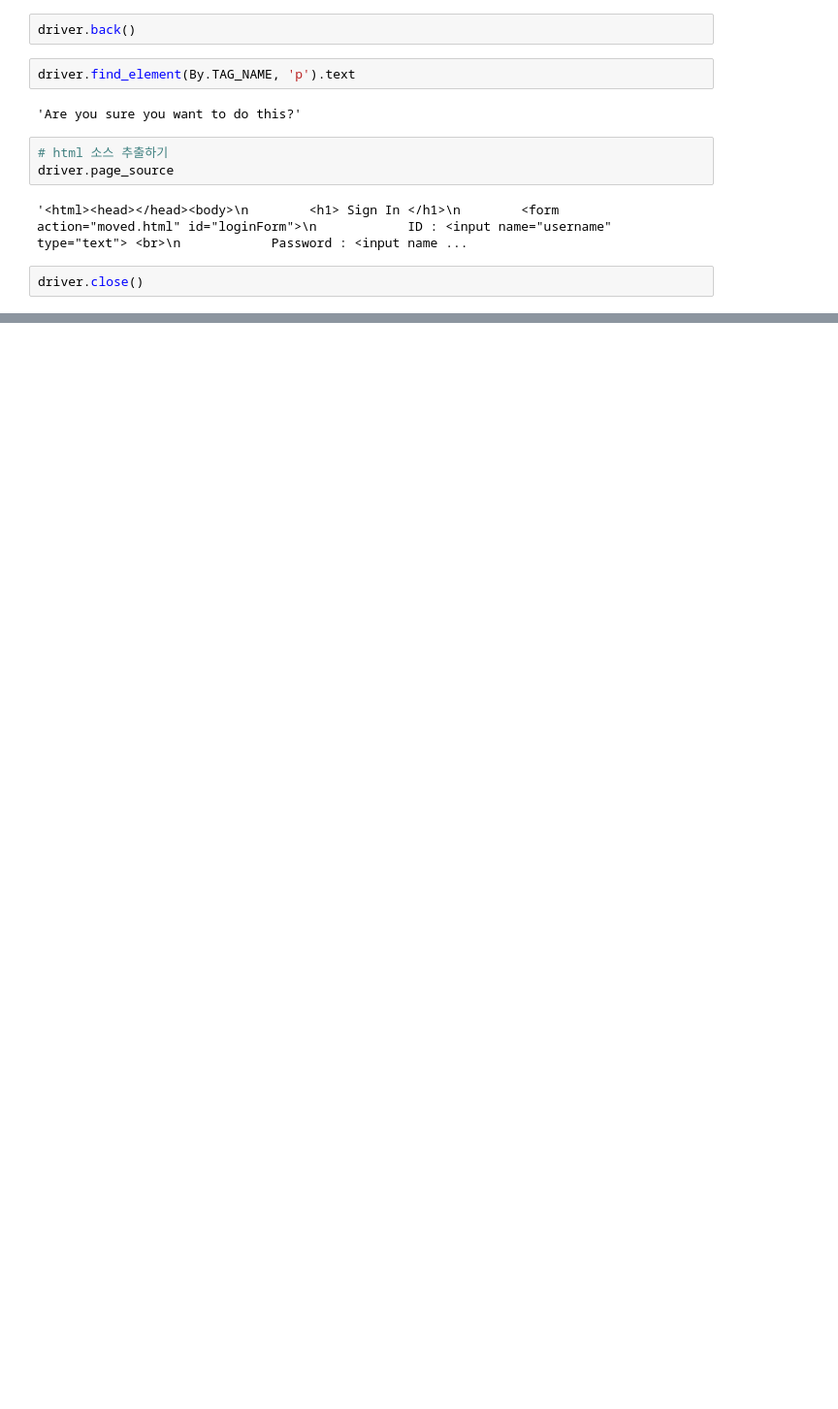
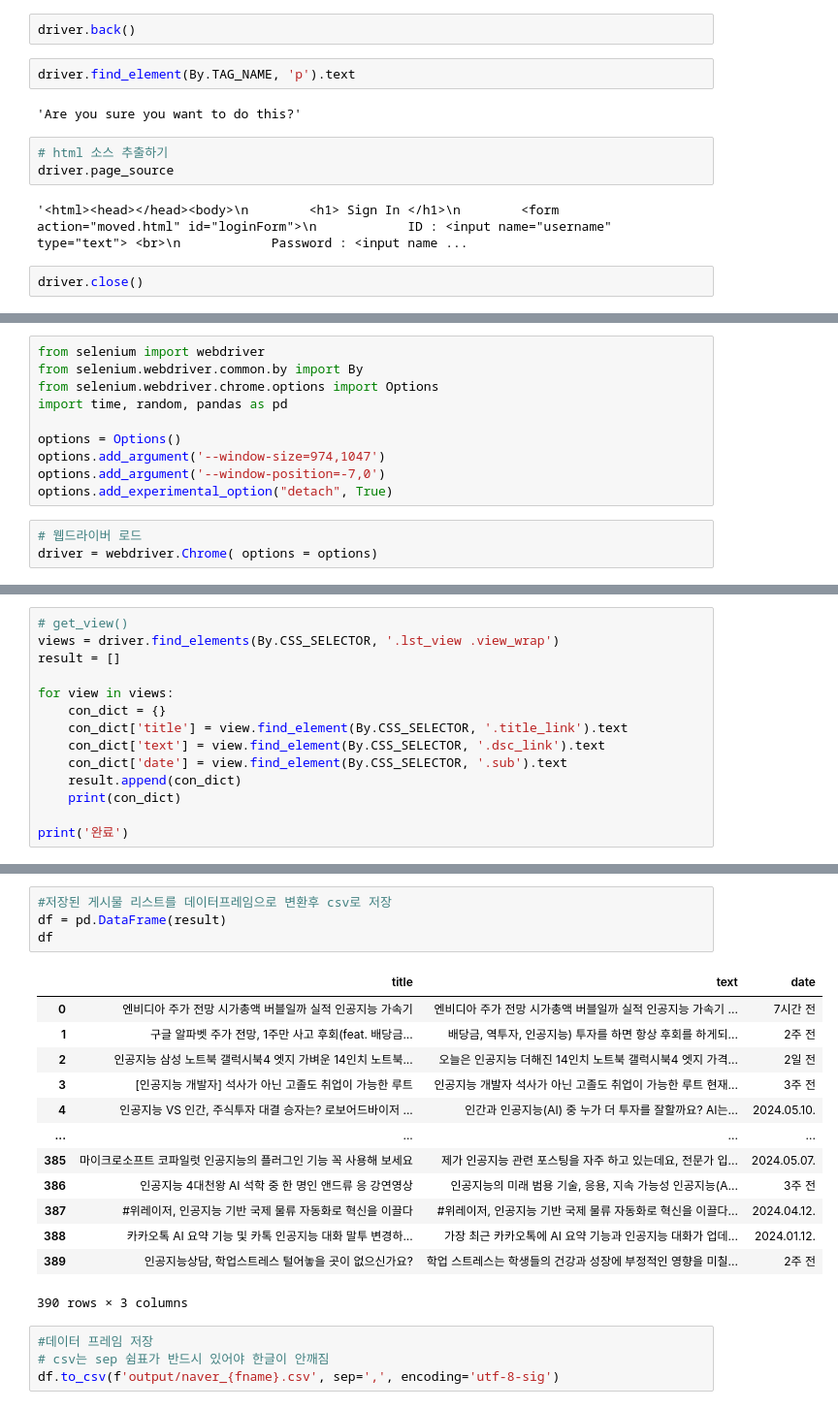
Before and after one commit to yamuzer/WASSUP3, a Jupyter notebook: 02_Python_Collection/04_Selenium.ipynb, the cells around one changed output, grey strips where cells are left out. Shown at 97% size. Cells and saved outputs as stored; diff of their text form; blank space fills up the shorter version.

Commit message:
selenium study

```diff
--- a/02_Python_Collection/04_Selenium.ipynb
+++ b/02_Python_Collection/04_Selenium.ipynb
@@ -214,0 +304,13 @@ driver.close()
+# %%
+from selenium import webdriver
+from selenium.webdriver.common.by import By
+from selenium.webdriver.chrome.options import Options
+import time, random, pandas as pd
+
+options = Options()
+options.add_argument('--window-size=974,1047')
+options.add_argument('--window-position=-7,0')
+options.add_experimental_option("detach", True)
+# %%
+# 웹드라이버 로드
+driver = webdriver.Chrome( options = options)
@@ -214,0 +354,14 @@ driver.close()
+# %%
+# get_view()
+views = driver.find_elements(By.CSS_SELECTOR, '.lst_view .view_wrap')
+result = []
+
+for view in views:
+    con_dict = {}
+    con_dict['title'] = view.find_element(By.CSS_SELECTOR, '.title_link').text
+    con_dict['text'] = view.find_element(By.CSS_SELECTOR, '.dsc_link').text
+    con_dict['date'] = view.find_element(By.CSS_SELECTOR, '.sub').text
+    result.append(con_dict)
+    print(con_dict)
+
+print('완료')
@@ -214,0 +386,22 @@ driver.close()
+# %%
+#저장된 게시물 리스트를 데이터프레임으로 변환후 csv로 저장
+df = pd.DataFrame(result)
+df
+# %% [output]
+|  | title | text | date |
+| 0 | 엔비디아 주가 전망 시가총액 버블일까 실적 인공지능 가속기 | 엔비디아 주가 전망 시가총액 버블일까 실적 인공지능 가속기 ... | 7시간 전 |
+| 1 | 구글 알파벳 주가 전망, 1주만 사고 후회(feat. 배당금... | 배당금, 역투자, 인공지능) 투자를 하면 항상 후회를 하게되... | 2주 전 |
+| 2 | 인공지능 삼성 노트북 갤럭시북4 엣지 가벼운 14인치 노트북... | 오늘은 인공지능 더해진 14인치 노트북 갤럭시북4 엣지 가격... | 2일 전 |
+| 3 | [인공지능 개발자] 석사가 아닌 고졸도 취업이 가능한 루트 | 인공지능 개발자 석사가 아닌 고졸도 취업이 가능한 루트 현재... | 3주 전 |
+| 4 | 인공지능 VS 인간, 주식투자 대결 승자는? 로보어드바이저 ... | 인간과 인공지능(AI) 중 누가 더 투자를 잘할까요? AI는... | 2024.05.10. |
+| ... | ... | ... | ... |
+| 385 | 마이크로소프트 코파일럿 인공지능의 플러그인 기능 꼭 사용해 보세요 | 제가 인공지능 관련 포스팅을 자주 하고 있는데요, 전문가 입... | 2024.05.07. |
+| 386 | 인공지능 4대천왕 AI 석학 중 한 명인 앤드류 응 강연영상 | 인공지능의 미래 범용 기술, 응용, 지속 가능성 인공지능(A... | 3주 전 |
+| 387 | #위레이저, 인공지능 기반 국제 물류 자동화로 혁신을 이끌다 | #위레이저, 인공지능 기반 국제 물류 자동화로 혁신을 이끌다... | 2024.04.12. |
+| 388 | 카카오톡 AI 요약 기능 및 카톡 인공지능 대화 말투 변경하... | 가장 최근 카카오톡에 AI 요약 기능과 인공지능 대화가 업데... | 2024.01.12. |
+| 389 | 인공지능상담, 학업스트레스 털어놓을 곳이 없으신가요? | 학업 스트레스는 학생들의 건강과 성장에 부정적인 영향을 미칠... | 2주 전 |
+390 rows × 3 columns
+# %%
+#데이터 프레임 저장
+# csv는 sep 쉼표가 반드시 있어야 한글이 안깨짐
+df.to_csv(f'output/naver_{fname}.csv', sep=',', encoding='utf-8-sig')
```
Also changed, not shown: parts of 67 cells of this notebook.
